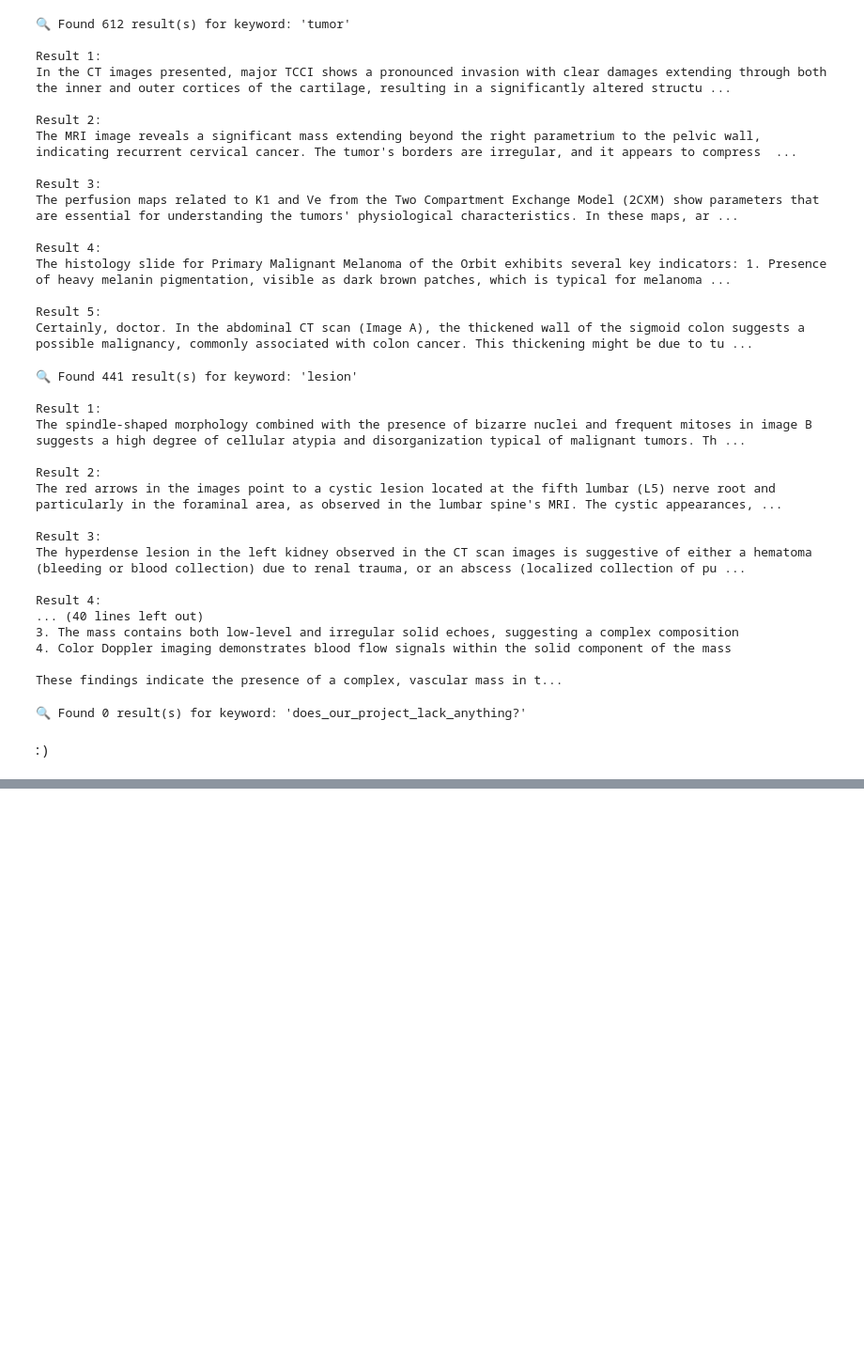
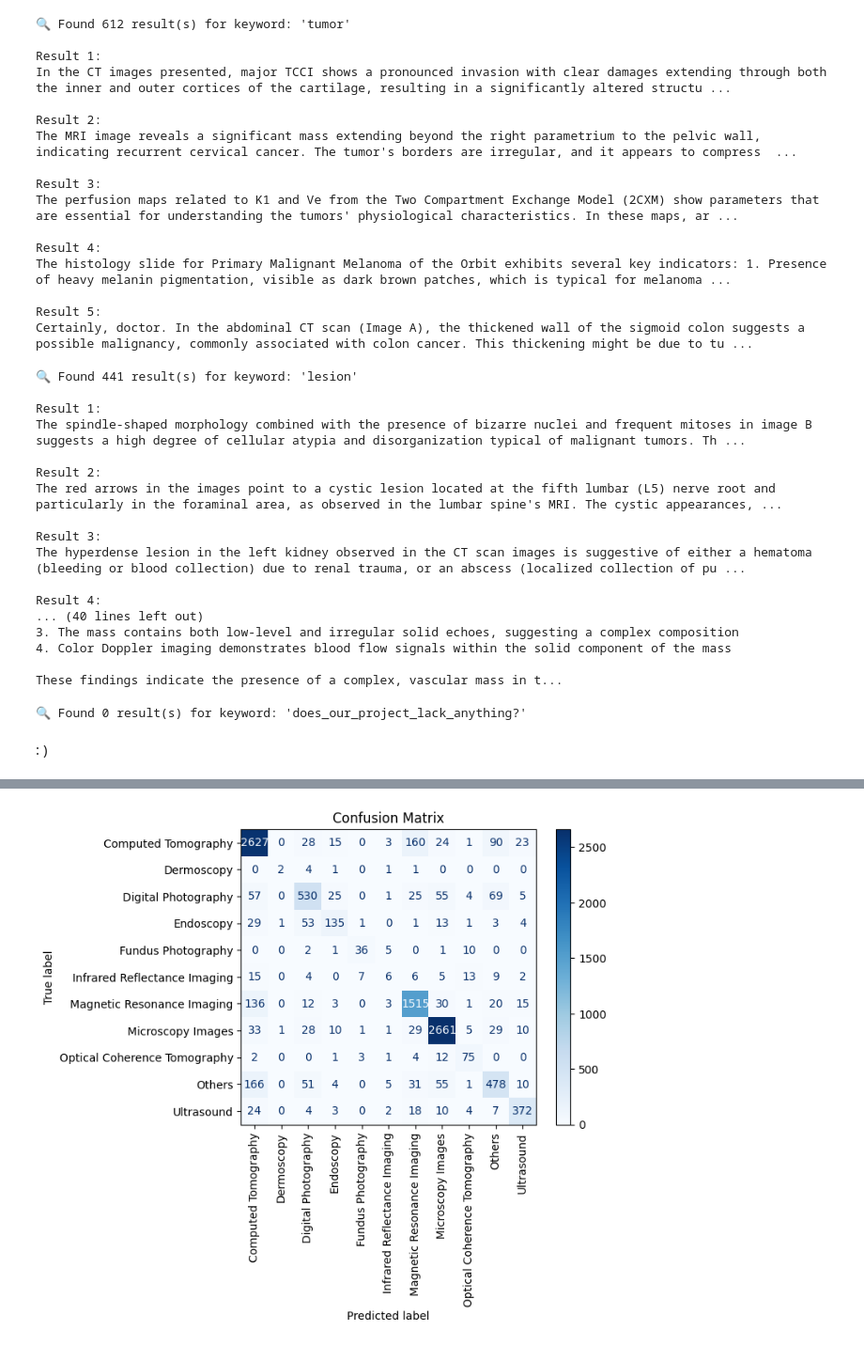
Before and after one commit to Morteza-Kazemi/PubMedVision-NLP-Project, a Jupyter notebook: PubMedVision_NLP_Group_Project.ipynb, the cells around one changed output, grey strips where cells are left out. Shown at 94% size. Cells and saved outputs as stored; diff of their text form; code cells hidden in the pictures; blank space fills up the shorter version.

```diff
--- a/PubMedVision_NLP_Group_Project.ipynb
+++ b/PubMedVision_NLP_Group_Project.ipynb
@@ -1018,0 +3326,3 @@ keyword_search("does_our_project_lack_anything?")
+# %%
+file_path = '/content/drive/MyDrive/cleaned_original_dataset.csv'
+cleaned_original_df = pd.read_csv(file_path)
@@ -1018,0 +3728,14 @@ keyword_search("does_our_project_lack_anything?")
+# %%
+from transformers import Trainer
+
+trainer = Trainer(
+    model_init=model_init,
+    args=training_args,
+    train_dataset=train_dataset,
+    eval_dataset=validation_dataset,
+    compute_metrics=compute_metrics,
+    tokenizer=tokenizer,
+    data_collator=data_collator
+)
+
+print("Trainer initialized.")
@@ -1018,0 +3746,4 @@ keyword_search("does_our_project_lack_anything?")
+# %%
+trainer.train()
+
+print("Training finished!")
@@ -1018,0 +3809,25 @@ keyword_search("does_our_project_lack_anything?")
+# %%
+
+
+from sklearn.metrics import confusion_matrix, ConfusionMatrixDisplay
+
+# Assuming 'trainer' has finished training and evaluation has been run
+# and 'validation_dataset' is the dataset used for evaluation
+
+# Get predictions for the validation dataset
+eval_output = trainer.predict(validation_dataset)
+predictions = np.argmax(eval_output.predictions, axis=-1)
+labels = eval_output.label_ids
+
+# Compute the confusion matrix
+cm = confusion_matrix(labels, predictions)
+
+# Display the confusion matrix
+# Get the class names from the label encoder used previously
+class_names = le_modality.classes_
+
+disp = ConfusionMatrixDisplay(confusion_matrix=cm, display_labels=class_names)
+disp.plot(cmap=plt.cm.Blues, xticks_rotation='vertical')
+plt.title('Confusion Matrix')
+plt.show()
+# %% [output]
@@ -1018,0 +3835 @@ keyword_search("does_our_project_lack_anything?")
+[figure, added]
```
Also changed, not shown: parts of 217 cells of this notebook.
